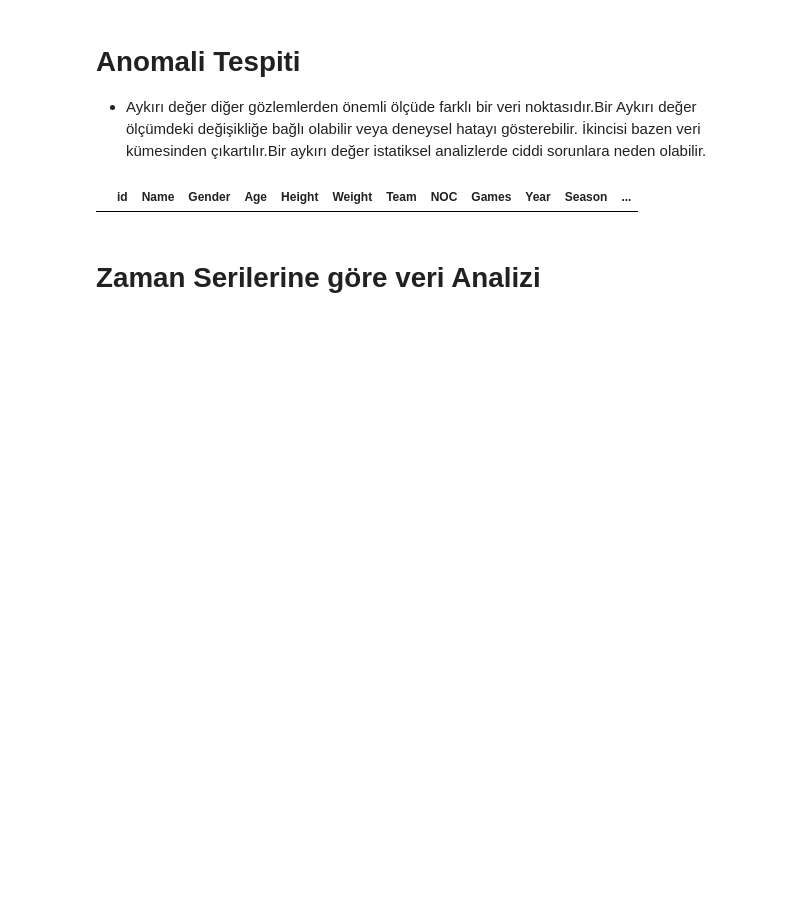
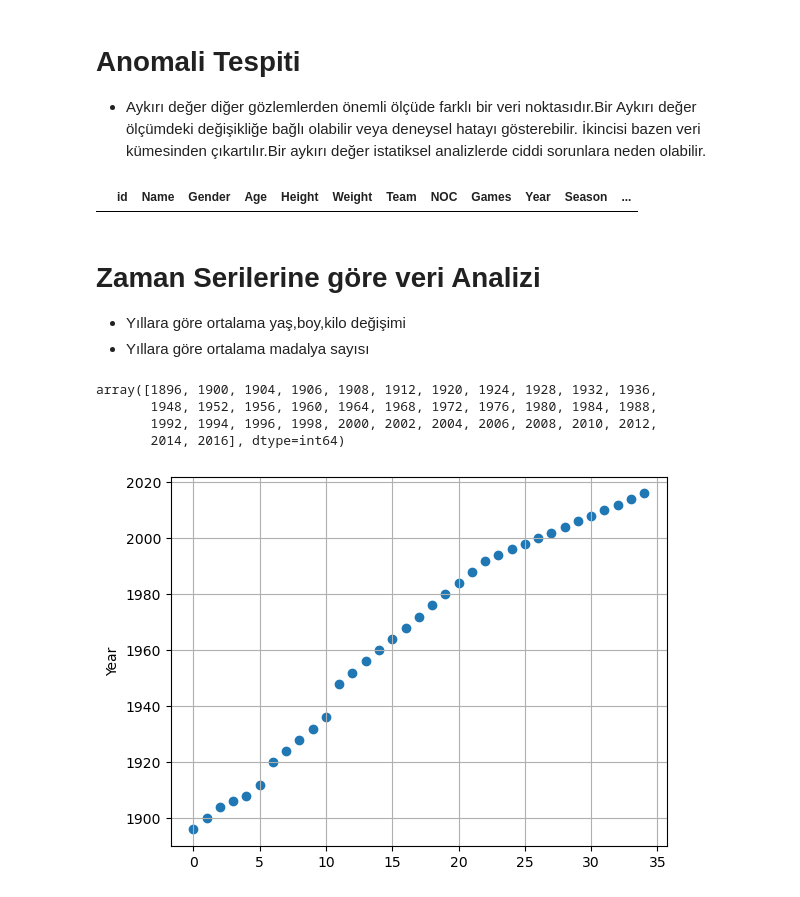
Before and after one commit to ilkerCelimli/DataScience-Olimpiyatlar, a Jupyter notebook: olimpiyat_veriseti_inceleme.ipynb, the cells around one changed output. Drawn from its saved outputs; the diff is of its cells as text; code cells hidden in the pictures; blank space fills up the shorter version.

```diff
--- a/olimpiyat_veriseti_inceleme.ipynb
+++ b/olimpiyat_veriseti_inceleme.ipynb
@@ -533,3 +533,23 @@ data_anomali = df.loc[anomali_detection(df,["Age","Height","Weight"])]
 |  | id | Name | Gender | Age | Height | Weight | Team | NOC | Games | Year | Season | ... |
 # %% [markdown]
 # Zaman Serilerine göre veri Analizi
+   - Yıllara göre ortalama yaş,boy,kilo değişimi
+   - Yıllara göre ortalama madalya sayısı
+# %%
+data_time = df.copy()
+unique_years = data_time.Year.unique()
+sorted_array = np.sort(unique_years)
+sorted_array
+# %% [output]
+array([1896, 1900, 1904, 1906, 1908, 1912, 1920, 1924, 1928, 1932, 1936,
+       1948, 1952, 1956, 1960, 1964, 1968, 1972, 1976, 1980, 1984, 1988,
+       1992, 1994, 1996, 1998, 2000, 2002, 2004, 2006, 2008, 2010, 2012,
+       2014, 2016], dtype=int64)
+# %%
+plt.figure()
+plt.scatter(range(len(sorted_array)), sorted_array)
+plt.grid(True)
+plt.ylabel("Year")
+plt.show()
+# %% [output]
+[figure, added]
```
Also changed, not shown: parts of 2 cells of this notebook.
